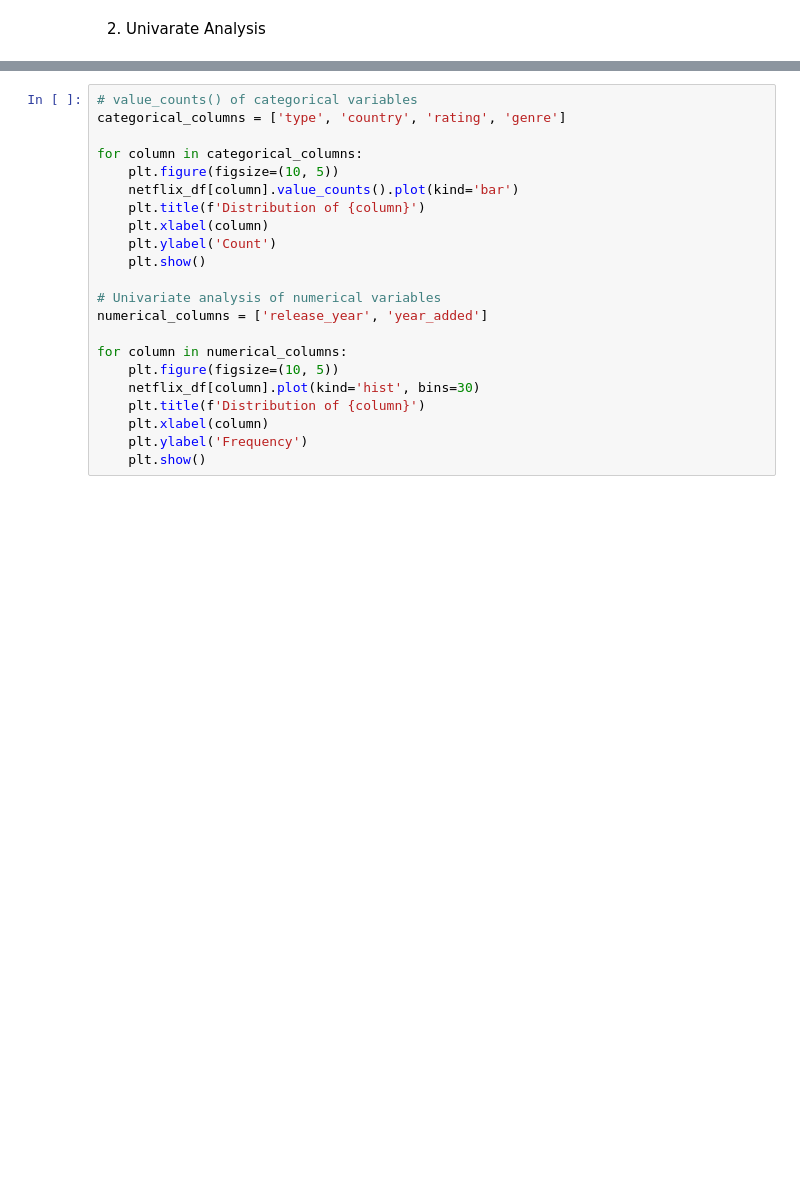
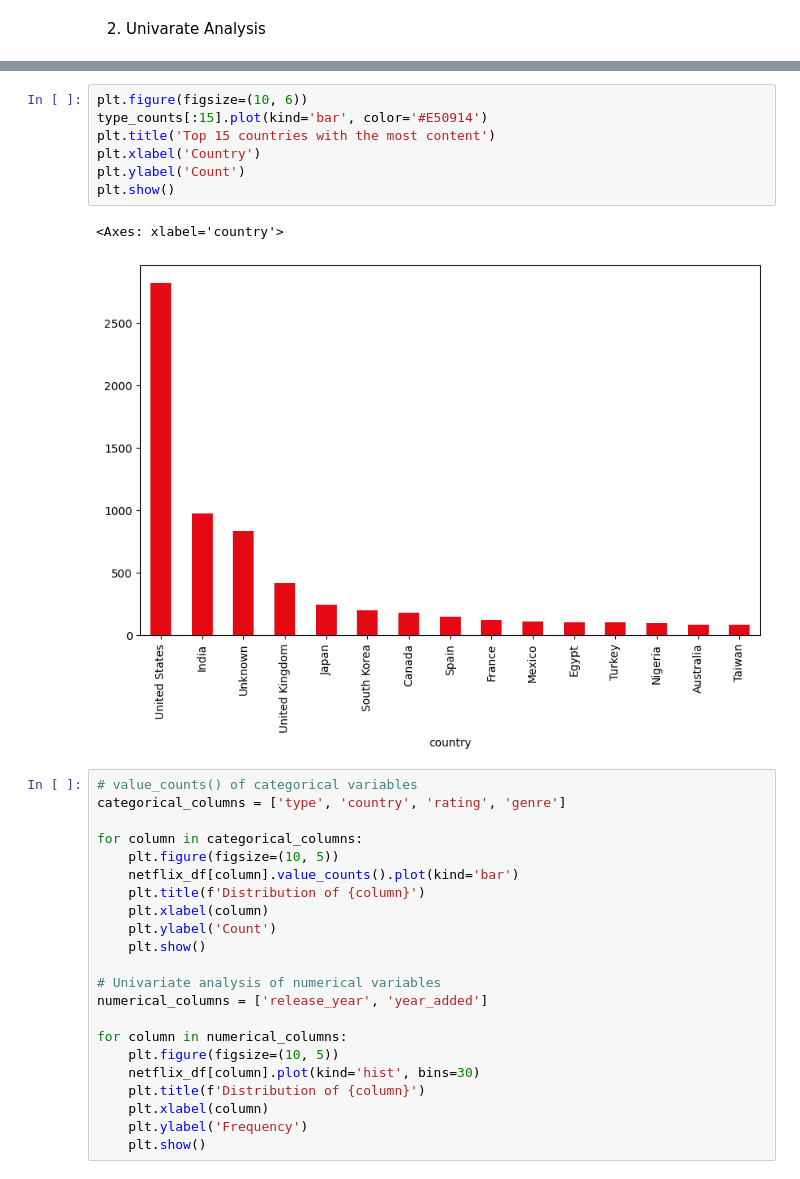
Before and after one commit to Nisska1993/NetflixDataViz, a Jupyter notebook: NetflixDataViz.ipynb, the cells around one changed output, grey strips where cells are left out. Drawn from its saved outputs; the diff is of its cells as text; blank space fills up the shorter version.

```diff
--- a/NetflixDataViz.ipynb
+++ b/NetflixDataViz.ipynb
@@ -168,3 +185,13 @@ netflix_df['type'].value_counts().plot(kind='bar', color=['#E50914', '#141414'])
+# %%
+plt.figure(figsize=(10, 6))
+type_counts[:15].plot(kind='bar', color='#E50914')
+plt.title('Top 15 countries with the most content')
+plt.xlabel('Country')
+plt.ylabel('Count')
+plt.show()
+# %% [output]
+<Axes: xlabel='country'>
+[figure, added]
 # %%
 # value_counts() of categorical variables
 categorical_columns = ['type', 'country', 'rating', 'genre']
```
Also changed, not shown: parts of 4 cells of this notebook.
